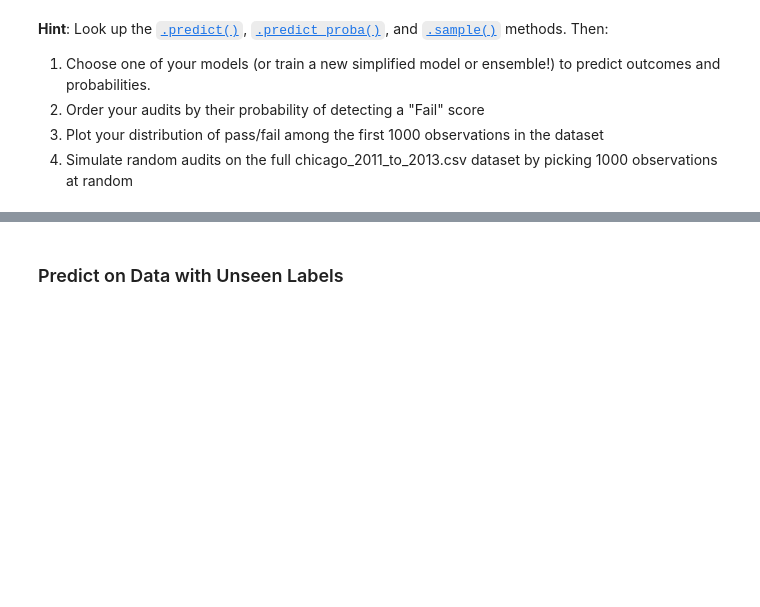
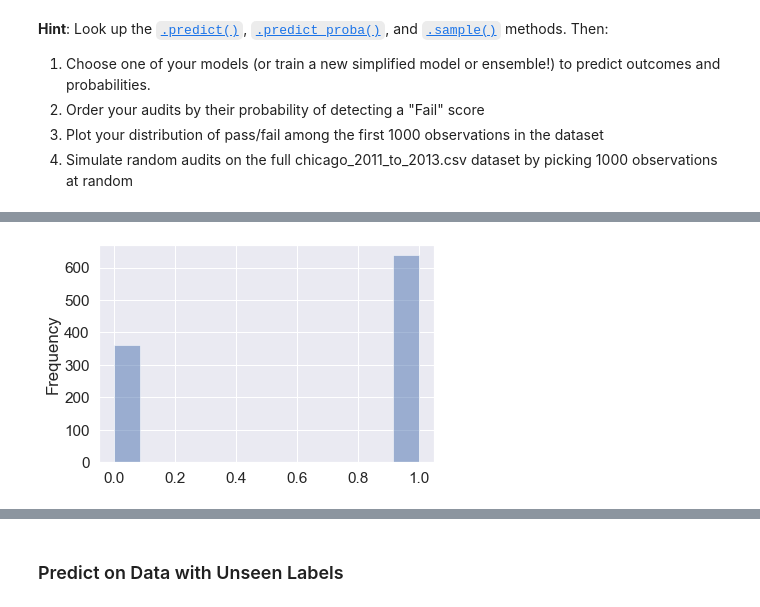
Before and after one commit to annettegailliot/CSS_Project3_Team7_Fall2022, a Jupyter notebook: Project 3 Students.ipynb, the cells around one changed output, grey strips where cells are left out. Drawn from its saved outputs; the diff is of its cells as text; code cells hidden in the pictures; blank space fills up the shorter version.

```diff
--- a/Project 3 Students.ipynb
+++ b/Project 3 Students.ipynb
@@ -433,0 +429,16 @@ plt.show()
+# %%
+#get probability of Fail
+audit_prob = pd.DataFrame(np.asmatrix(log_model.predict_proba(X_test)), index=X_test.index)
+audit_prob = audit_prob.rename(columns={0: "ProbPass", 1: "ProbFail"})
+
+#Get predicted Fail
+audit_pred = pd.DataFrame(log_model.predict(X_test), index=X_test.index)
+audit_pred = audit_pred.rename(columns={0: "PredFail"})
+
+#Get actual Fail
+actual = pd.DataFrame(y_test, index=X_test.index)
+actual = actual.rename(columns={0:"Fail"})
+
+#Make dataset combining these values
+audit = pd.concat([actual, audit_prob, audit_pred], axis=1)
+audit
@@ -433,0 +460,4 @@ plt.show()
+# %%
+#Take the 1000 riskiest
+audit_t1000 = audit.sort_values(by=['ProbFail'], ascending=False)[:1000]
+audit_t1000
@@ -433,0 +479,5 @@ plt.show()
+# %%
+#Plot prediction of 1,000 riskiest
+ax = audit_t1000['PredFail'].plot.hist(bins=12, alpha=0.5)
+# %% [output]
+[figure, added]
```
Also changed, not shown: parts of 12 cells of this notebook, 1 other file.
